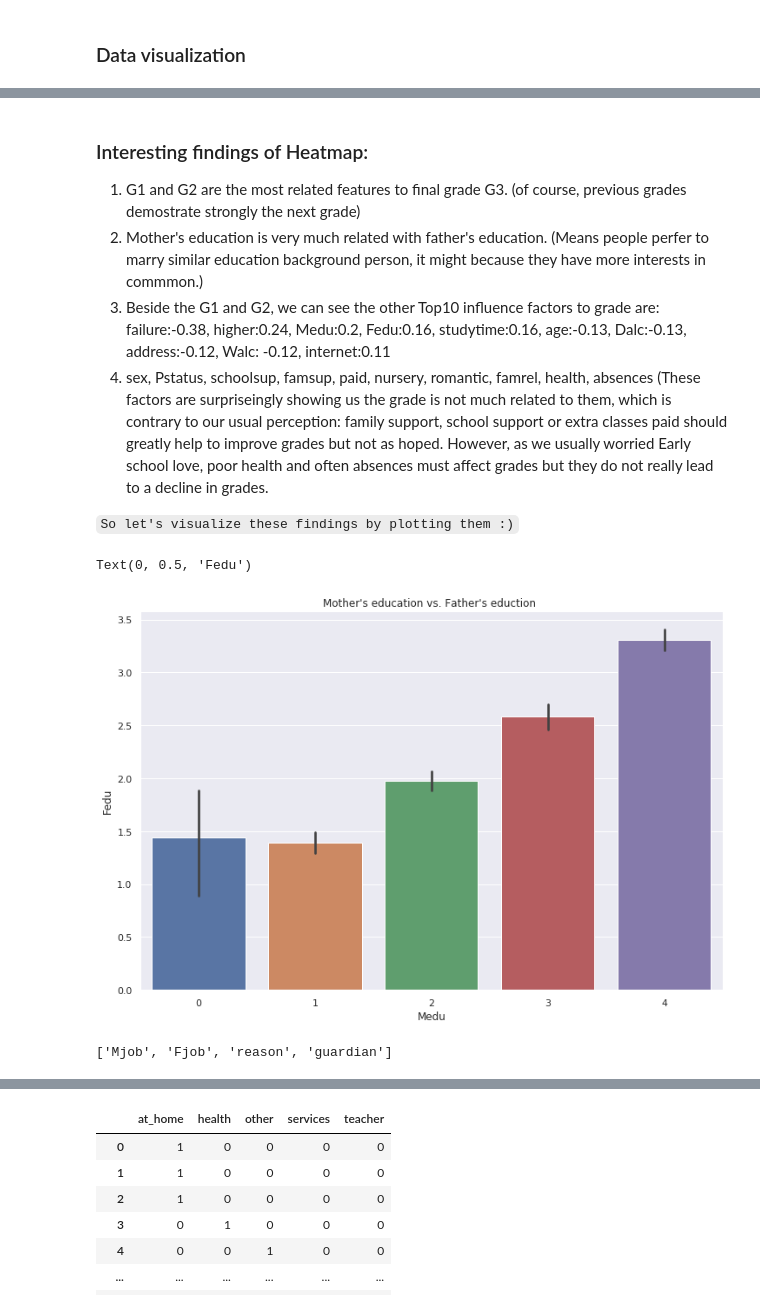
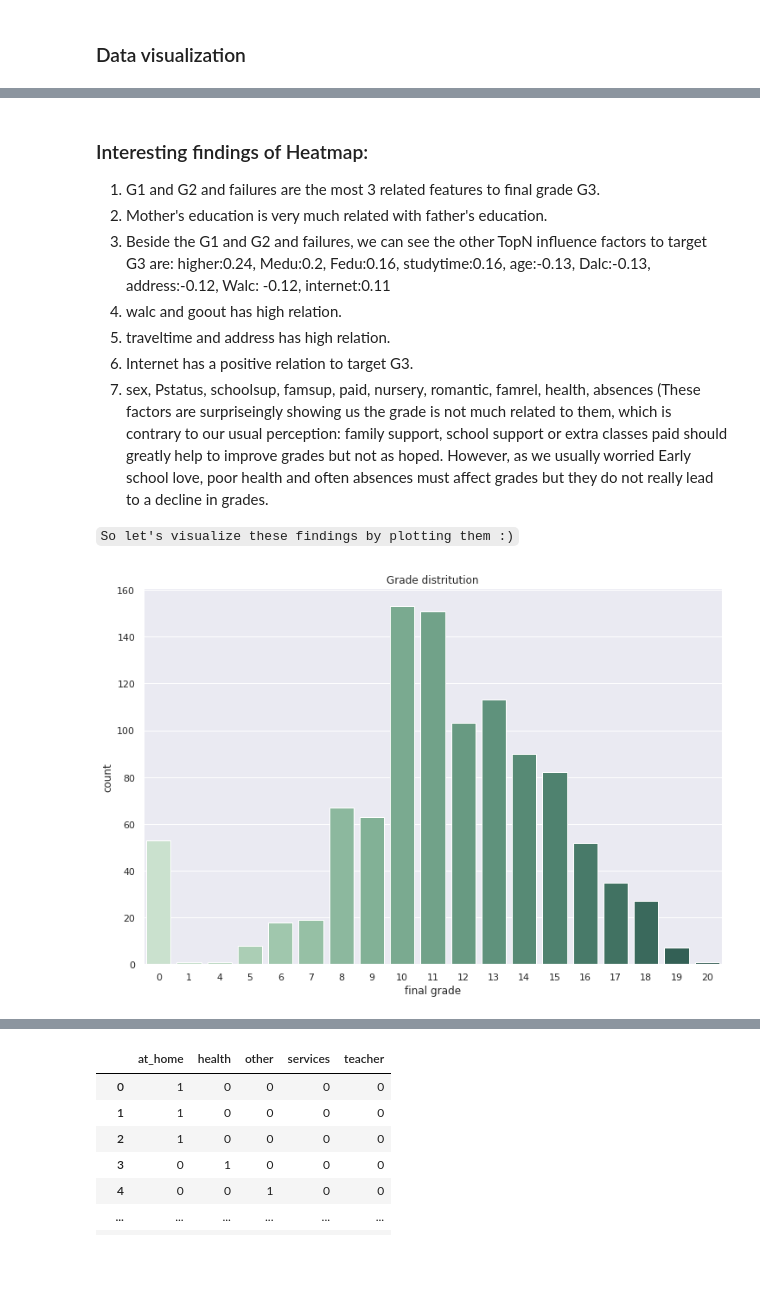
Before and after one commit to mtl-lan/1160_TeamProject, a Jupyter notebook: TeamProject_student_performance.ipynb, the cells around one changed output, grey strips where cells are left out. Saved outputs shown, nothing was run; the diff lists cells and outputs as text; code cells hidden in the pictures; blank space fills up the shorter version.

```diff
--- a/TeamProject_student_performance.ipynb
+++ b/TeamProject_student_performance.ipynb
@@ -161,31 +166,22 @@ sns.heatmap(data      = students.corr(),
 # %% [markdown]
 ### Interesting findings of Heatmap:
-1. G1 and G2 are the most related features to final grade G3. (of course, previous grades demostrate strongly the next grade)
-2. Mother's education is very much related with father's education. (Means people perfer to marry similar education background person, it might because they have more interests in commmon.)
-3. Beside the G1 and G2, we can see the other Top10 influence factors to grade are: failure:-0.38, higher:0.24, Medu:0.2, Fedu:0.16, studytime:0.16, age:-0.13, Dalc:-0.13, address:-0.12, Walc: -0.12, internet:0.11
-4. sex, Pstatus, schoolsup, famsup, paid, nursery, romantic, famrel, health, absences (These factors are surpriseingly showing us the grade is not much related to them, which is contrary to our usual perception: family support, school support or extra classes paid should greatly help to improve grades but not as hoped. However, as we usually worried Early school love, poor health and often absences must affect grades but they do not really lead to a decline in grades.
+1. G1 and G2 and failures are the most 3 related features to final grade G3.
+2. Mother's education is very much related with father's education.
+3. Beside the G1 and G2 and failures, we can see the other TopN influence factors to target G3 are: higher:0.24, Medu:0.2, Fedu:0.16, studytime:0.16, age:-0.13, Dalc:-0.13, address:-0.12, Walc: -0.12, internet:0.11
+4. walc and goout has high relation.
+5. traveltime and address has high relation.
+6. Internet has a positive relation to target G3.
+7. sex, Pstatus, schoolsup, famsup, paid, nursery, romantic, famrel, health, absences (These factors are surpriseingly showing us the grade is not much related to them, which is contrary to our usual perception: family support, school support or extra classes paid should greatly help to improve grades but not as hoped. However, as we usually worried Early school love, poor health and often absences must affect grades but they do not really lead to a decline in grades.
 
 `So let's visualize these findings by plotting them :)`
 # %%
-# barplot for Medu and Fedu
+# countplot to review G3 distritution
 
 plt.figure(figsize=(12, 8))
 sns.set()
-sns.barplot('Medu', 'Fedu', data=students)
-
-plt.title("Mother's education vs. Father's eduction ")
-plt.xlabel('Medu')
-plt.ylabel('Fedu')
+sns.countplot('G3', data=students, palette=("ch:2.5,-.2,dark=.3"))
+plt.title('Grade distritution')
+plt.xlabel('final grade')
+plt.show()
 # %% [output]
-Text(0, 0.5, 'Fedu')
-[figure, old version]
+[figure, new version]
-# %%
-# Sort out the all the column names with data type object again
-text_columns = []
-dataTypeDict = dict(students.dtypes)
-for col in dataTypeDict:
-    if dataTypeDict[col] == 'O':
-        text_columns.append(col)
-text_columns
-# %% [output]
-['Mjob', 'Fjob', 'reason', 'guardian']
```
Also changed, not shown: parts of 15 cells of this notebook.
